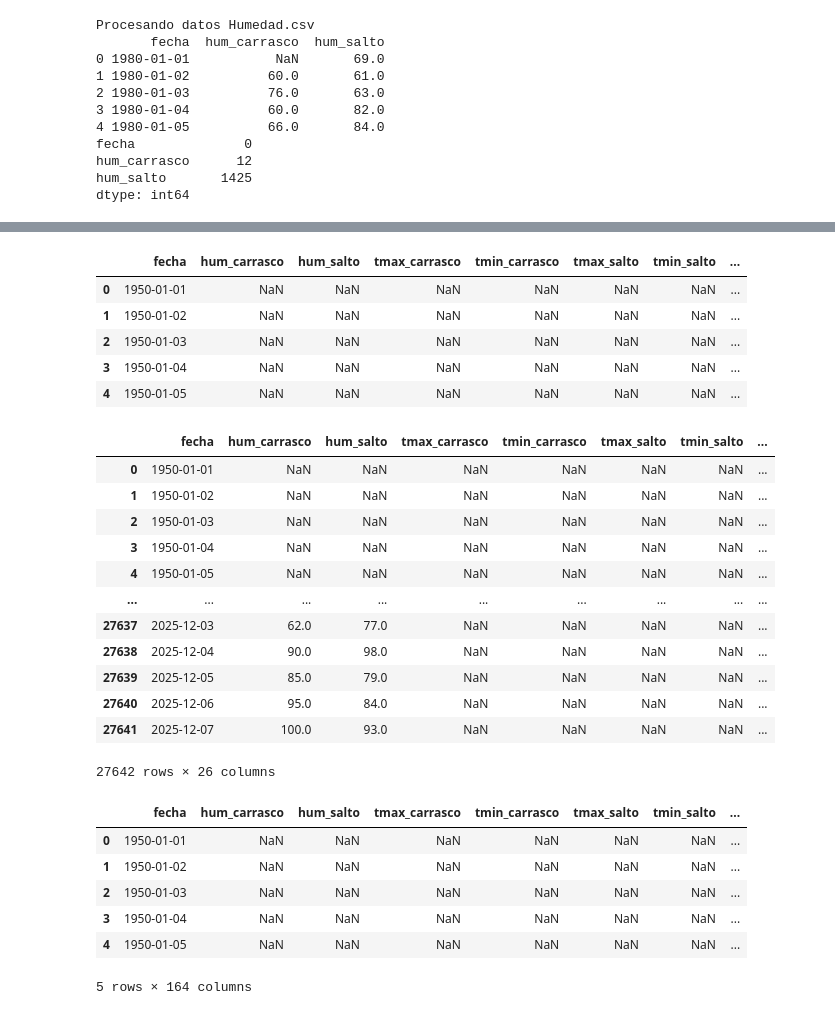
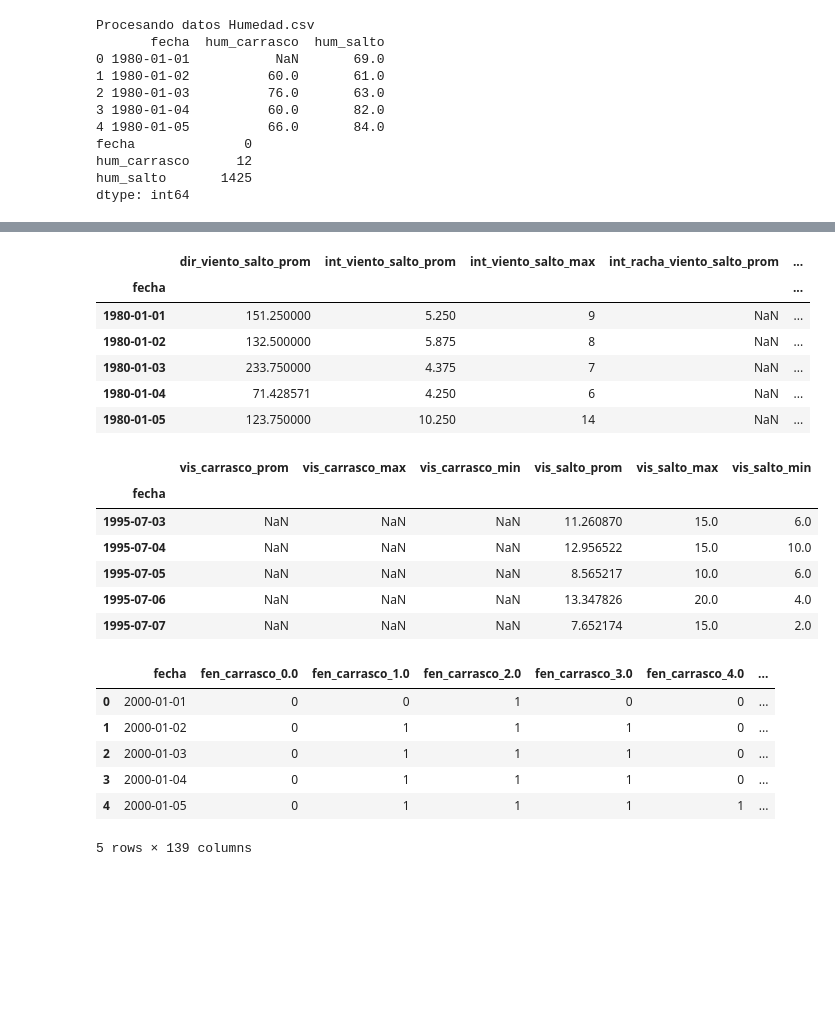
Before and after one commit to Ezequiel-Capo/MachineLearningLab, a Jupyter notebook: LAB1/Script/preprocesamiento.ipynb, the cells around one changed output, grey strips where cells are left out. Drawn from its saved outputs; the diff is of its cells as text; code cells hidden in the pictures; blank space fills up the shorter version.

```diff
--- a/LAB1/Script/preprocesamiento.ipynb
+++ b/LAB1/Script/preprocesamiento.ipynb
@@ -346,17 +200,14 @@ df_vientosalto.columns = [
 ]
 
 df_vientosalto.head()
-
-df_global = pd.merge(df_global,df_vientosalto,how="left",on="fecha")
-
-df_global.head()
 # %% [output]
-|  | fecha | hum_carrasco | hum_salto | tmax_carrasco | tmin_carrasco | tmax_salto | tmin_salto | ... |
-| 0 | 1950-01-01 | NaN | NaN | NaN | NaN | NaN | NaN | ... |
-| 1 | 1950-01-02 | NaN | NaN | NaN | NaN | NaN | NaN | ... |
-| 2 | 1950-01-03 | NaN | NaN | NaN | NaN | NaN | NaN | ... |
-| 3 | 1950-01-04 | NaN | NaN | NaN | NaN | NaN | NaN | ... |
-| 4 | 1950-01-05 | NaN | NaN | NaN | NaN | NaN | NaN | ... |
+|  | dir_viento_salto_prom | int_viento_salto_prom | int_viento_salto_max | int_racha_viento_salto_prom | ... |
+| fecha |  |  |  |  | ... |
+| 1980-01-01 | 151.250000 | 5.250 | 9 | NaN | ... |
+| 1980-01-02 | 132.500000 | 5.875 | 8 | NaN | ... |
+| 1980-01-03 | 233.750000 | 4.375 | 7 | NaN | ... |
+| 1980-01-04 | 71.428571 | 4.250 | 6 | NaN | ... |
+| 1980-01-05 | 123.750000 | 10.250 | 14 | NaN | ... |
 # %%
 # ===== Visibilidad.csv =====
 
@@ -364,49 +215,41 @@ df_vis = dataframes["Visibilidad"]
 
 df_vis = df_vis.rename(columns={
     "Fecha/hora": "fecha",
     "VisibilidadCarrasco ": "vis_carrasco",
     "VisibilidadSalto ": "vis_salto"
 })
 
 df_vis["fecha"] = pd.to_datetime(
     df_vis["fecha"],
     dayfirst=True,
     infer_datetime_format=True,  # infiere si hay hora o no
     errors = "coerce"
 )
 df_vis["fecha"] = df_vis["fecha"].dt.date
 df_vis["fecha"] = pd.to_datetime(df_vis["fecha"])
 
 df_vis["vis_carrasco"] = pd.to_numeric(df_vis["vis_carrasco"], errors="coerce")
 df_vis["vis_salto"] = pd.to_numeric(df_vis["vis_salto"], errors="coerce")
 
 df_vis = df_vis.groupby("fecha").agg({
     "vis_carrasco": ["mean", "max", "min"],
     "vis_salto": ["mean", "max", "min"]
 })
 
 df_vis.columns = [
     "vis_carrasco_prom", "vis_carrasco_max", "vis_carrasco_min",
     "vis_salto_prom", "vis_salto_max", "vis_salto_min"
 ]
 
-df_global = pd.merge(df_global,df_vis,how="left",on="fecha")
-
-df_global
+df_vis.head()
 # %% [output]
-|  | fecha | hum_carrasco | hum_salto | tmax_carrasco | tmin_carrasco | tmax_salto | tmin_salto | ... |
-| 0 | 1950-01-01 | NaN | NaN | NaN | NaN | NaN | NaN | ... |
-| 1 | 1950-01-02 | NaN | NaN | NaN | NaN | NaN | NaN | ... |
-| 2 | 1950-01-03 | NaN | NaN | NaN | NaN | NaN | NaN | ... |
-| 3 | 1950-01-04 | NaN | NaN | NaN | NaN | NaN | NaN | ... |
-| 4 | 1950-01-05 | NaN | NaN | NaN | NaN | NaN | NaN | ... |
-| ... | ... | ... | ... | ... | ... | ... | ... | ... |
-| 27637 | 2025-12-03 | 62.0 | 77.0 | NaN | NaN | NaN | NaN | ... |
-| 27638 | 2025-12-04 | 90.0 | 98.0 | NaN | NaN | NaN | NaN | ... |
-| 27639 | 2025-12-05 | 85.0 | 79.0 | NaN | NaN | NaN | NaN | ... |
-| 27640 | 2025-12-06 | 95.0 | 84.0 | NaN | NaN | NaN | NaN | ... |
-| 27641 | 2025-12-07 | 100.0 | 93.0 | NaN | NaN | NaN | NaN | ... |
+|  | vis_carrasco_prom | vis_carrasco_max | vis_carrasco_min | vis_salto_prom | vis_salto_max | vis_salto_min |
+| fecha |  |  |  |  |  |  |
+| 1995-07-03 | NaN | NaN | NaN | 11.260870 | 15.0 | 6.0 |
+| 1995-07-04 | NaN | NaN | NaN | 12.956522 | 15.0 | 10.0 |
+| 1995-07-05 | NaN | NaN | NaN | 8.565217 | 10.0 | 6.0 |
+| 1995-07-06 | NaN | NaN | NaN | 13.347826 | 20.0 | 4.0 |
+| 1995-07-07 | NaN | NaN | NaN | 7.652174 | 15.0 | 2.0 |
-27642 rows × 26 columns
 # %%
 # ===== Fenomenos.csv =====
 
@@ -422,6 +265,7 @@ df_fen = df_fen.drop(axis=1,columns=["Unnamed: 3","Unnamed: 4"])
 df_fen["fecha"] = df_fen["fecha"].astype(str).str.split(" ").str[0]
 df_fen["fecha"] = pd.to_datetime(df_fen["fecha"], dayfirst=True, errors="coerce")
 
+#One-hot encoding
 df_carr = pd.get_dummies(df_fen[["fecha", "fen_carrasco"]], columns=["fen_carrasco"])
 df_carr_daily = df_carr.groupby("fecha").sum().clip(upper=1).reset_index()  # 0/1
 df_salto = pd.get_dummies(df_fen[["fecha", "fen_salto"]], columns=["fen_salto"])
@@ -430,14 +274,12 @@ df_fen = pd.merge(df_carr_daily, df_salto_daily, on="fecha", how="outer")
 
 #df_fen["fecha"] = pd.to_datetime(df_fen["fecha"])
 
-df_global = pd.merge(df_global,df_fen,how="left",on="fecha")
-
-df_global.head()
+df_fen.head()
 # %% [output]
-|  | fecha | hum_carrasco | hum_salto | tmax_carrasco | tmin_carrasco | tmax_salto | tmin_salto | ... |
-| 0 | 1950-01-01 | NaN | NaN | NaN | NaN | NaN | NaN | ... |
-| 1 | 1950-01-02 | NaN | NaN | NaN | NaN | NaN | NaN | ... |
-| 2 | 1950-01-03 | NaN | NaN | NaN | NaN | NaN | NaN | ... |
-| 3 | 1950-01-04 | NaN | NaN | NaN | NaN | NaN | NaN | ... |
-| 4 | 1950-01-05 | NaN | NaN | NaN | NaN | NaN | NaN | ... |
+|  | fecha | fen_carrasco_0.0 | fen_carrasco_1.0 | fen_carrasco_2.0 | fen_carrasco_3.0 | fen_carrasco_4.0 | ... |
+| 0 | 2000-01-01 | 0 | 0 | 1 | 0 | 0 | ... |
+| 1 | 2000-01-02 | 0 | 1 | 1 | 1 | 0 | ... |
+| 2 | 2000-01-03 | 0 | 1 | 1 | 1 | 0 | ... |
+| 3 | 2000-01-04 | 0 | 1 | 1 | 1 | 0 | ... |
+| 4 | 2000-01-05 | 0 | 1 | 1 | 1 | 1 | ... |
-5 rows × 164 columns
+5 rows × 139 columns
```
Also changed, not shown: parts of 12 cells of this notebook, 1 other file.
